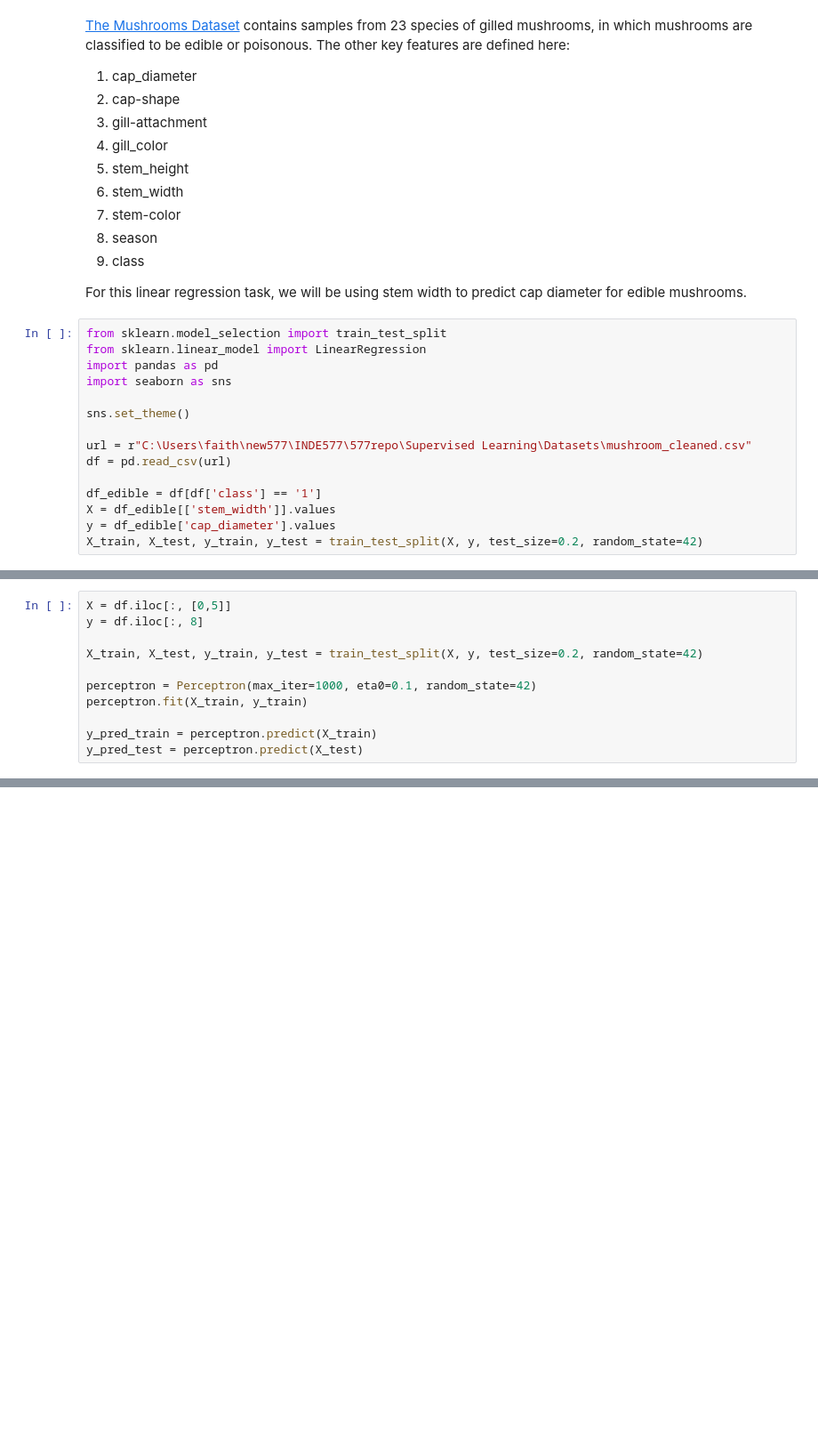
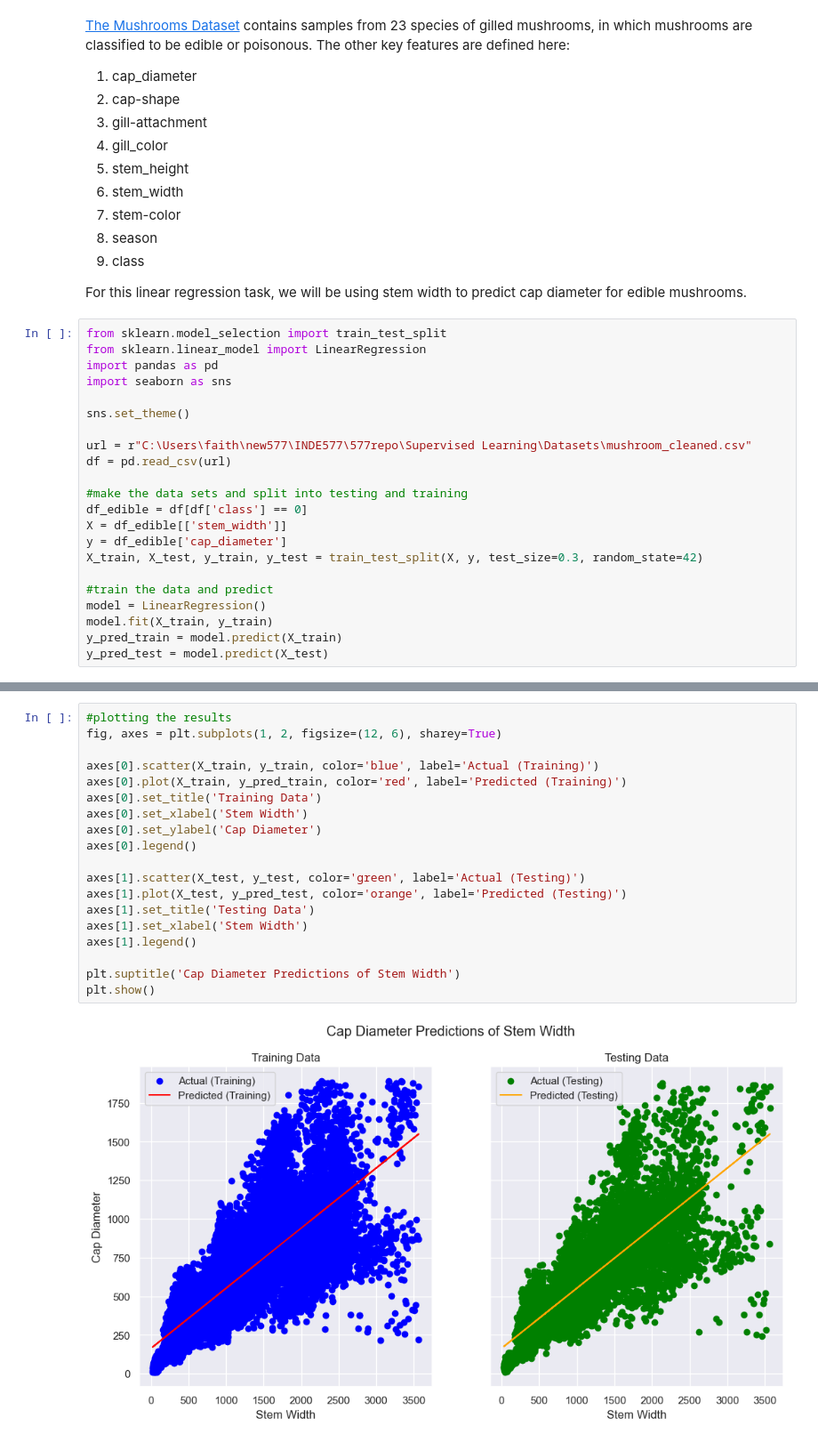
Before and after one commit to faithz314/INDE577, a Jupyter notebook: 577repo/Supervised Learning/2_Gradient Descent/2_I Got Scared Again.ipynb, the cells around one changed output, grey strips where cells are left out. Shown at 89% size. Saved outputs shown, nothing was run; the diff lists cells and outputs as text; blank space fills up the shorter version.

Commit message:
more linear regression

```diff
--- a/577repo/Supervised Learning/2_Gradient Descent/2_I Got Scared Again.ipynb
+++ b/577repo/Supervised Learning/2_Gradient Descent/2_I Got Scared Again.ipynb
@@ -27,7 +27,14 @@ sns.set_theme()
 url = r"C:\Users\faith\new577\INDE577\577repo\Supervised Learning\Datasets\mushroom_cleaned.csv"
 df = pd.read_csv(url)
 
-df_edible = df[df['class'] == '1']
-X = df_edible[['stem_width']].values
-y = df_edible['cap_diameter'].values
-X_train, X_test, y_train, y_test = train_test_split(X, y, test_size=0.2, random_state=42)
+#make the data sets and split into testing and training
+df_edible = df[df['class'] == 0]
+X = df_edible[['stem_width']]
+y = df_edible['cap_diameter']
+X_train, X_test, y_train, y_test = train_test_split(X, y, test_size=0.3, random_state=42)
+
+#train the data and predict
+model = LinearRegression()
+model.fit(X_train, y_train)
+y_pred_train = model.predict(X_train)
+y_pred_test = model.predict(X_test)
@@ -38,11 +40,0 @@ Since it seems like stem width and cap diameter are pretty highly correlated, le
-# %%
-X = df.iloc[:, [0,5]]
-y = df.iloc[:, 8]
-
-X_train, X_test, y_train, y_test = train_test_split(X, y, test_size=0.2, random_state=42)
-
-perceptron = Perceptron(max_iter=1000, eta0=0.1, random_state=42)
-perceptron.fit(X_train, y_train)
-
-y_pred_train = perceptron.predict(X_train)
-y_pred_test = perceptron.predict(X_test)
@@ -80,0 +51,21 @@ So yes, definitely really crazy. This is not linearly separable at all- in fact
+# %%
+#plotting the results
+fig, axes = plt.subplots(1, 2, figsize=(12, 6), sharey=True)
+
+axes[0].scatter(X_train, y_train, color='blue', label='Actual (Training)')
+axes[0].plot(X_train, y_pred_train, color='red', label='Predicted (Training)')
+axes[0].set_title('Training Data')
+axes[0].set_xlabel('Stem Width')
+axes[0].set_ylabel('Cap Diameter')
+axes[0].legend()
+
+axes[1].scatter(X_test, y_test, color='green', label='Actual (Testing)')
+axes[1].plot(X_test, y_pred_test, color='orange', label='Predicted (Testing)')
+axes[1].set_title('Testing Data')
+axes[1].set_xlabel('Stem Width')
+axes[1].legend()
+
+plt.suptitle('Cap Diameter Predictions of Stem Width')
+plt.show()
+# %% [output]
+[figure, added]
```
Also changed, not shown: parts of 8 cells of this notebook.
